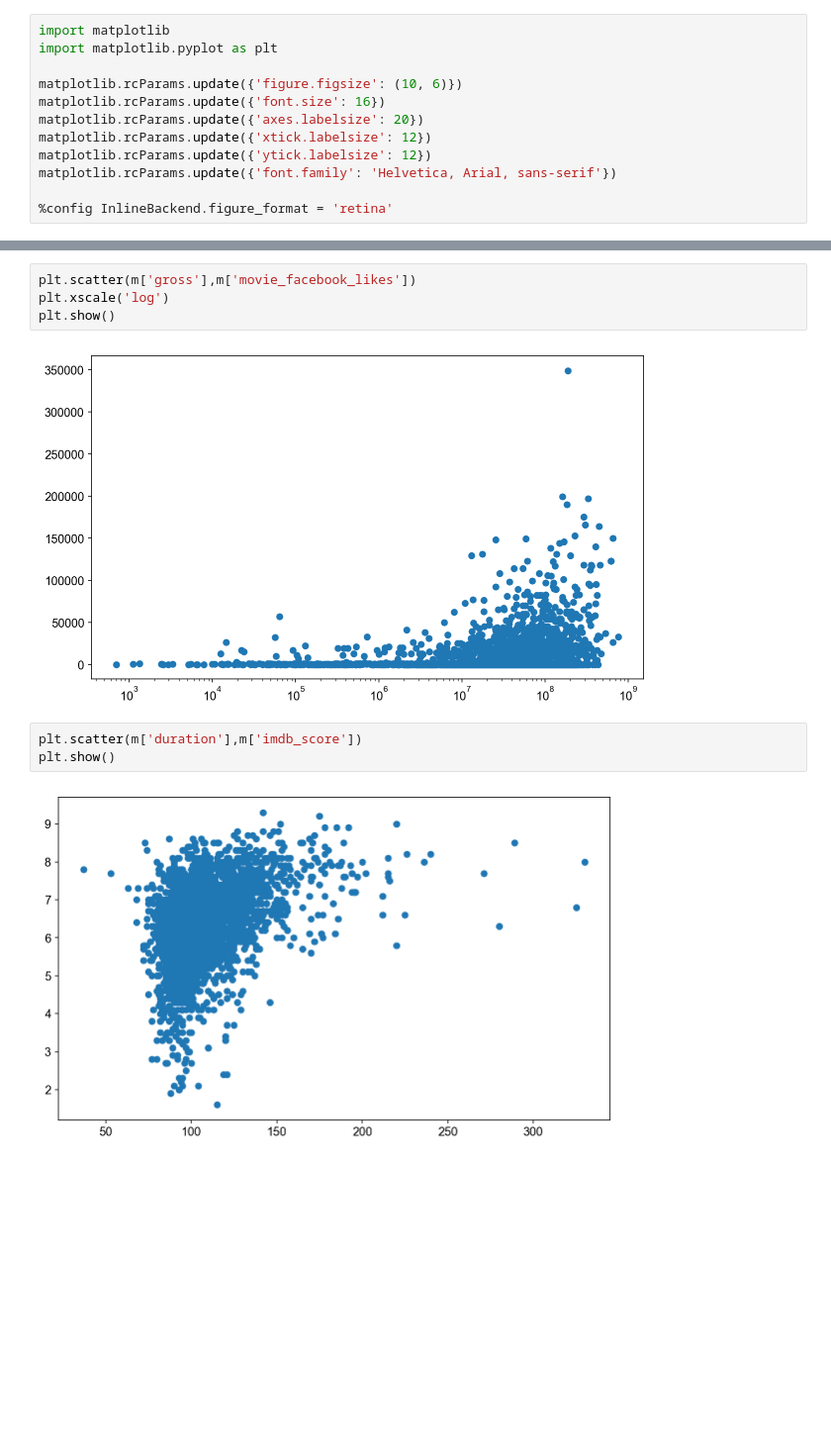
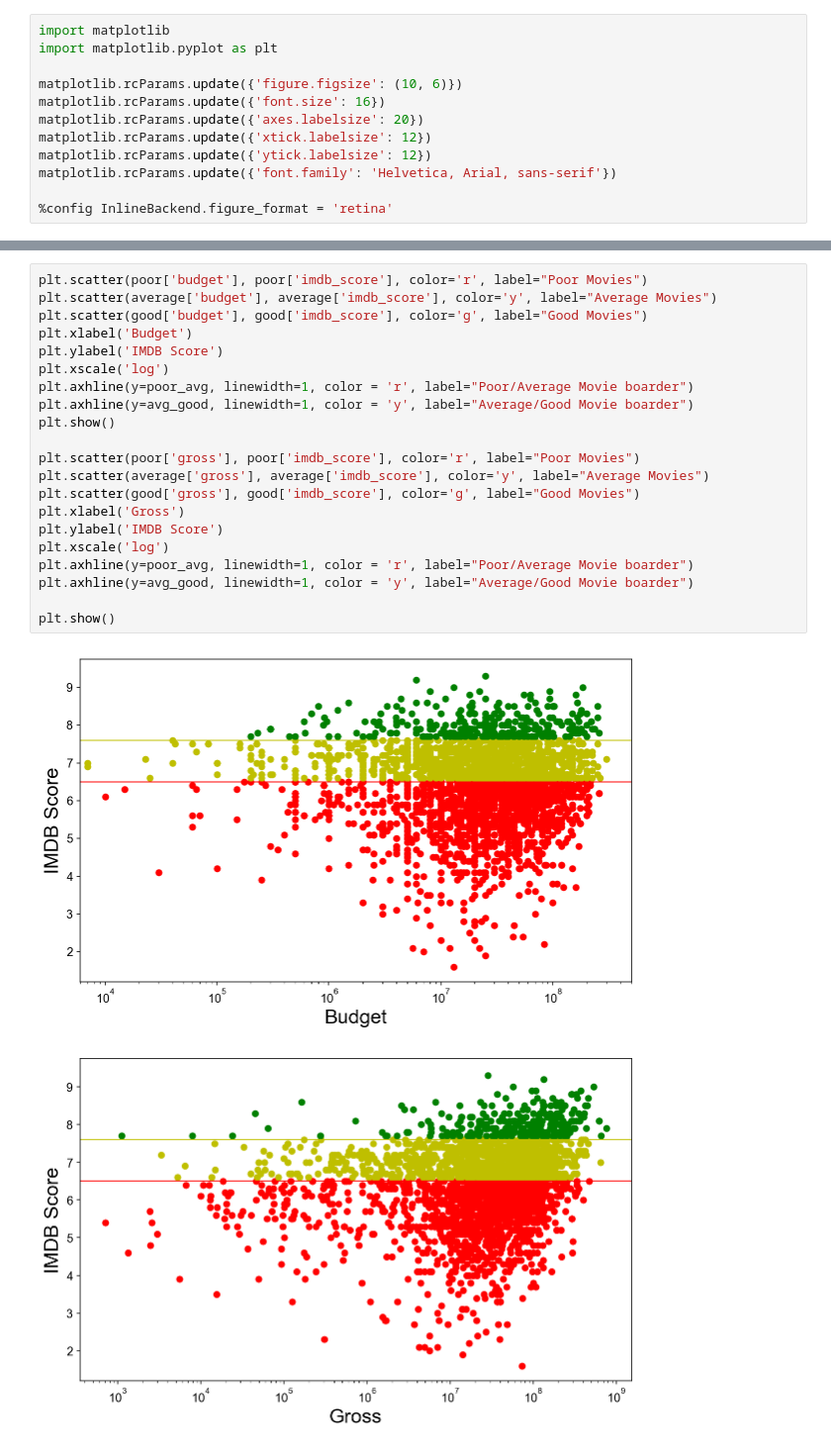
Before and after one commit to SMU-ML-2017/Project1, a Jupyter notebook: ML Lab 1.ipynb, the cells around one changed output, grey strips where cells are left out. Shown at 99% size. Cells and saved outputs as stored; diff of their text form; blank space fills up the shorter version.

```diff
--- a/ML Lab 1.ipynb
+++ b/ML Lab 1.ipynb
@@ -225,11 +213,24 @@ plt.show()
-# %%
-plt.scatter(m['gross'],m['movie_facebook_likes'])
-plt.xscale('log')
-plt.show()
-# %% [output]
-[figure, removed]
-# %%
-plt.scatter(m['duration'],m['imdb_score'])
-plt.show()
-# %% [output]
-[figure, removed]
+# %%
+plt.scatter(poor['budget'], poor['imdb_score'], color='r', label="Poor Movies")
+plt.scatter(average['budget'], average['imdb_score'], color='y', label="Average Movies")
+plt.scatter(good['budget'], good['imdb_score'], color='g', label="Good Movies")
+plt.xlabel('Budget')
+plt.ylabel('IMDB Score')
+plt.xscale('log')
+plt.axhline(y=poor_avg, linewidth=1, color = 'r', label="Poor/Average Movie boarder")
+plt.axhline(y=avg_good, linewidth=1, color = 'y', label="Average/Good Movie boarder")
+plt.show()
+
+plt.scatter(poor['gross'], poor['imdb_score'], color='r', label="Poor Movies")
+plt.scatter(average['gross'], average['imdb_score'], color='y', label="Average Movies")
+plt.scatter(good['gross'], good['imdb_score'], color='g', label="Good Movies")
+plt.xlabel('Gross')
+plt.ylabel('IMDB Score')
+plt.xscale('log')
+plt.axhline(y=poor_avg, linewidth=1, color = 'r', label="Poor/Average Movie boarder")
+plt.axhline(y=avg_good, linewidth=1, color = 'y', label="Average/Good Movie boarder")
+
+plt.show()
+# %% [output]
+[figure, added]
+[figure, added]
```
Also changed, not shown: parts of 25 cells of this notebook.
